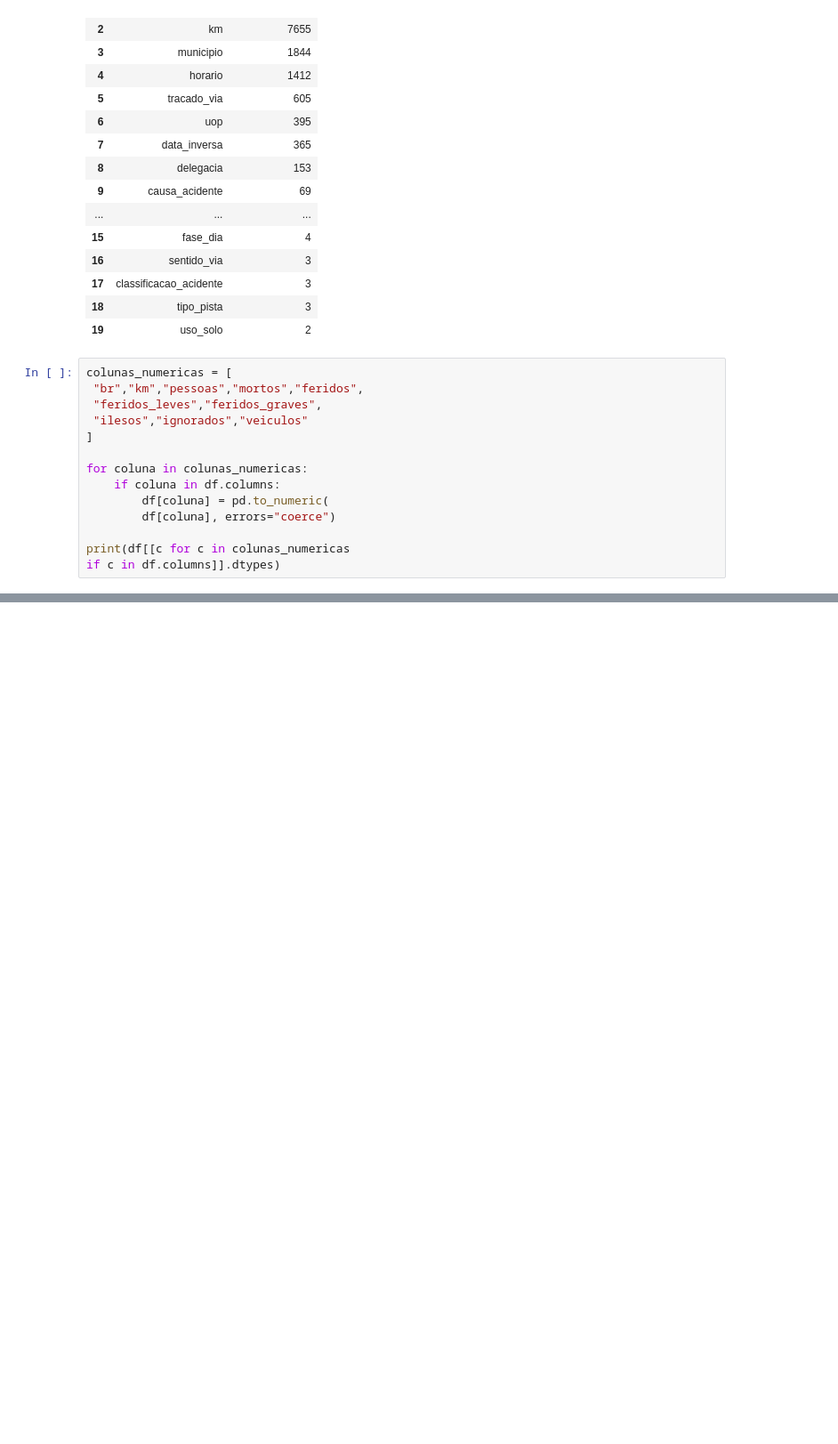
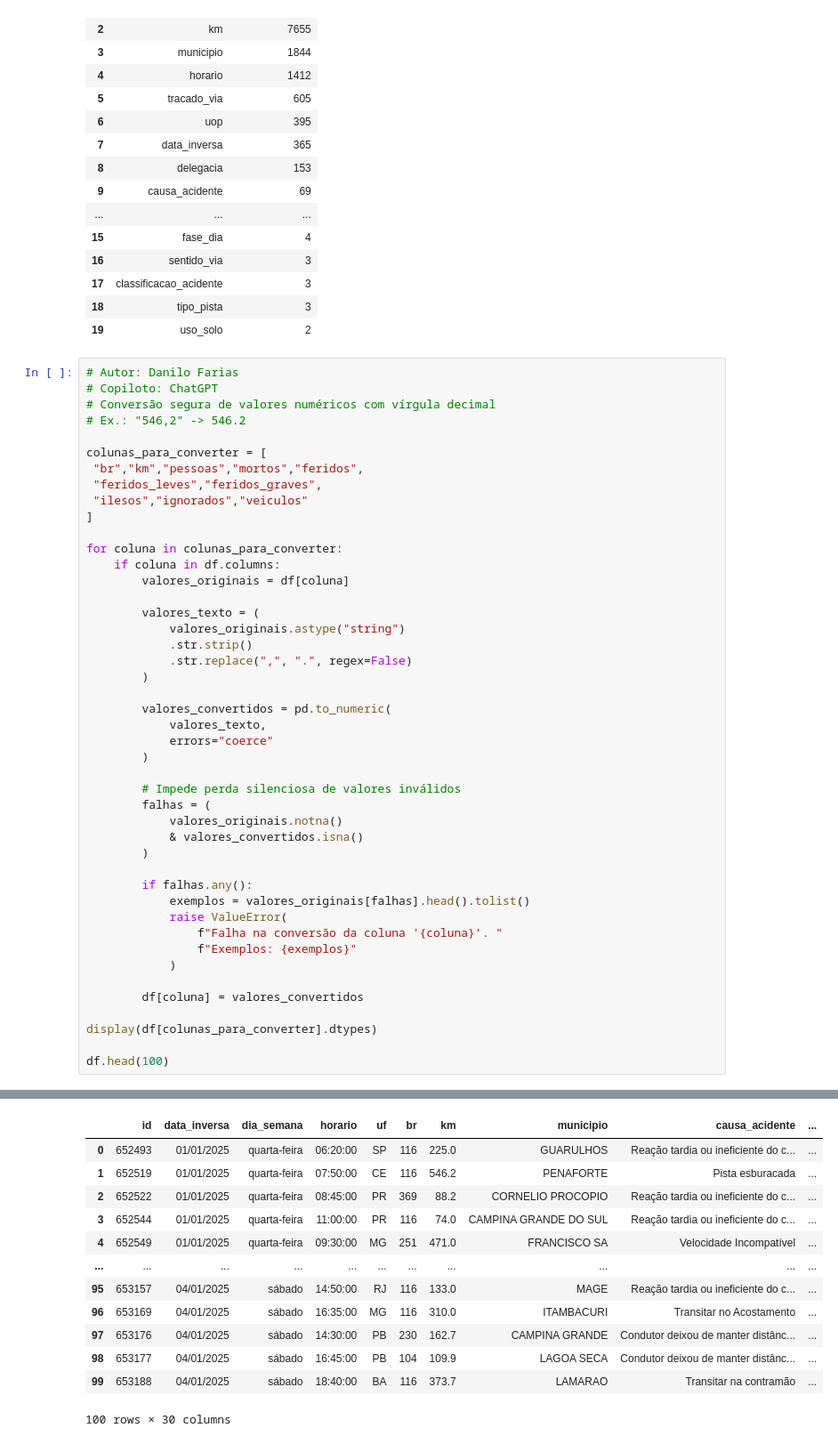
Before and after one commit to Felipe04br/FAP-2026-AnaliseDados, a Jupyter notebook: Projeto_PRF/notebooks/modulo04.ipynb, the cells around one changed output, grey strips where cells are left out. Shown at 89% size. Saved outputs shown, nothing was run; the diff lists cells and outputs as text; blank space fills up the shorter version.

```diff
--- a/Projeto_PRF/notebooks/modulo04.ipynb
+++ b/Projeto_PRF/notebooks/modulo04.ipynb
@@ -196,17 +190,48 @@ See https://pandas.pydata.org/docs/user_guide/migration-3-strings.html#string-mi
 | 18 | tipo_pista | 3 |
 | 19 | uso_solo | 2 |
 # %%
-colunas_numericas = [
+# Autor: Danilo Farias
+# Copiloto: ChatGPT
+# Conversão segura de valores numéricos com vírgula decimal
+# Ex.: "546,2" -> 546.2
+
+colunas_para_converter = [
  "br","km","pessoas","mortos","feridos",
  "feridos_leves","feridos_graves",
  "ilesos","ignorados","veiculos"
 ]
 
-for coluna in colunas_numericas:
+for coluna in colunas_para_converter:
     if coluna in df.columns:
-        df[coluna] = pd.to_numeric(
-        df[coluna], errors="coerce")
+        valores_originais = df[coluna]
 
-print(df[[c for c in colunas_numericas
-if c in df.columns]].dtypes)
+        valores_texto = (
+            valores_originais.astype("string")
+            .str.strip()
+            .str.replace(",", ".", regex=False)
+        )
+
+        valores_convertidos = pd.to_numeric(
+            valores_texto,
+            errors="coerce"
+        )
+
+        # Impede perda silenciosa de valores inválidos
+        falhas = (
+            valores_originais.notna()
+            & valores_convertidos.isna()
+        )
+
+        if falhas.any():
+            exemplos = valores_originais[falhas].head().tolist()
+            raise ValueError(
+                f"Falha na conversão da coluna '{coluna}'. "
+                f"Exemplos: {exemplos}"
+            )
+
+        df[coluna] = valores_convertidos
+
+display(df[colunas_para_converter].dtypes)
+
+df.head(100)
 # %% [output]
@@ -223,2 +248,15 @@ veiculos            int64
 dtype: object
+|  | id | data_inversa | dia_semana | horario | uf | br | km | municipio | causa_acidente | ... |
+| 0 | 652493 | 01/01/2025 | quarta-feira | 06:20:00 | SP | 116 | 225.0 | GUARULHOS | Reação tardia ou ineficiente do c... | ... |
+| 1 | 652519 | 01/01/2025 | quarta-feira | 07:50:00 | CE | 116 | 546.2 | PENAFORTE | Pista esburacada | ... |
+| 2 | 652522 | 01/01/2025 | quarta-feira | 08:45:00 | PR | 369 | 88.2 | CORNELIO PROCOPIO | Reação tardia ou ineficiente do c... | ... |
+| 3 | 652544 | 01/01/2025 | quarta-feira | 11:00:00 | PR | 116 | 74.0 | CAMPINA GRANDE DO SUL | Reação tardia ou ineficiente do c... | ... |
+| 4 | 652549 | 01/01/2025 | quarta-feira | 09:30:00 | MG | 251 | 471.0 | FRANCISCO SA | Velocidade Incompatível | ... |
+| ... | ... | ... | ... | ... | ... | ... | ... | ... | ... | ... |
+| 95 | 653157 | 04/01/2025 | sábado | 14:50:00 | RJ | 116 | 133.0 | MAGE | Reação tardia ou ineficiente do c... | ... |
+| 96 | 653169 | 04/01/2025 | sábado | 16:35:00 | MG | 116 | 310.0 | ITAMBACURI | Transitar no Acostamento | ... |
+| 97 | 653176 | 04/01/2025 | sábado | 14:30:00 | PB | 230 | 162.7 | CAMPINA GRANDE | Condutor deixou de manter distânc... | ... |
+| 98 | 653177 | 04/01/2025 | sábado | 16:45:00 | PB | 104 | 109.9 | LAGOA SECA | Condutor deixou de manter distânc... | ... |
+| 99 | 653188 | 04/01/2025 | sábado | 18:40:00 | BA | 116 | 373.7 | LAMARAO | Transitar na contramão | ... |
+100 rows × 30 columns
 # %%
```
Also changed, not shown: parts of 9 cells of this notebook.
